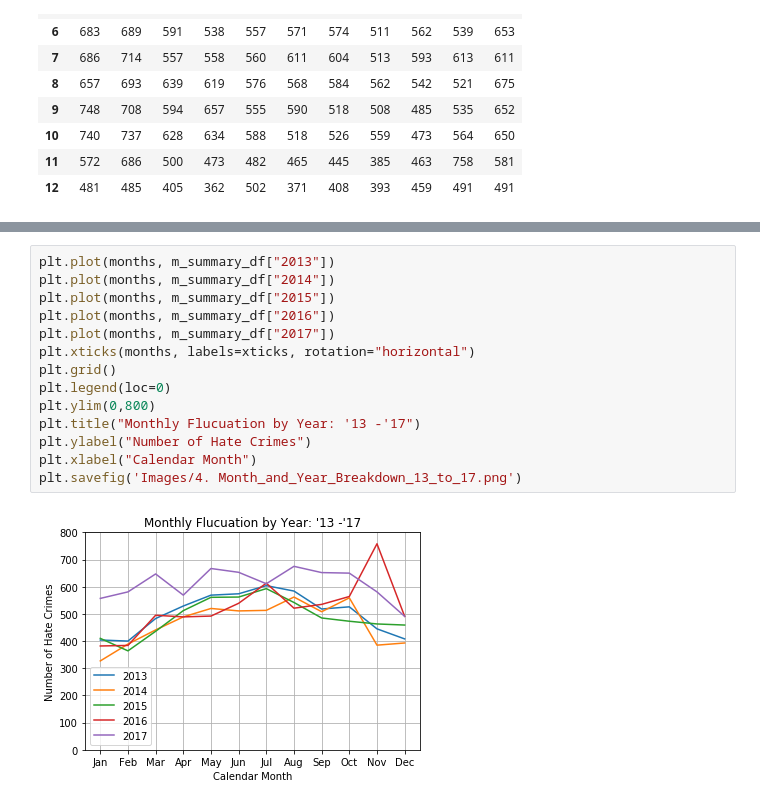
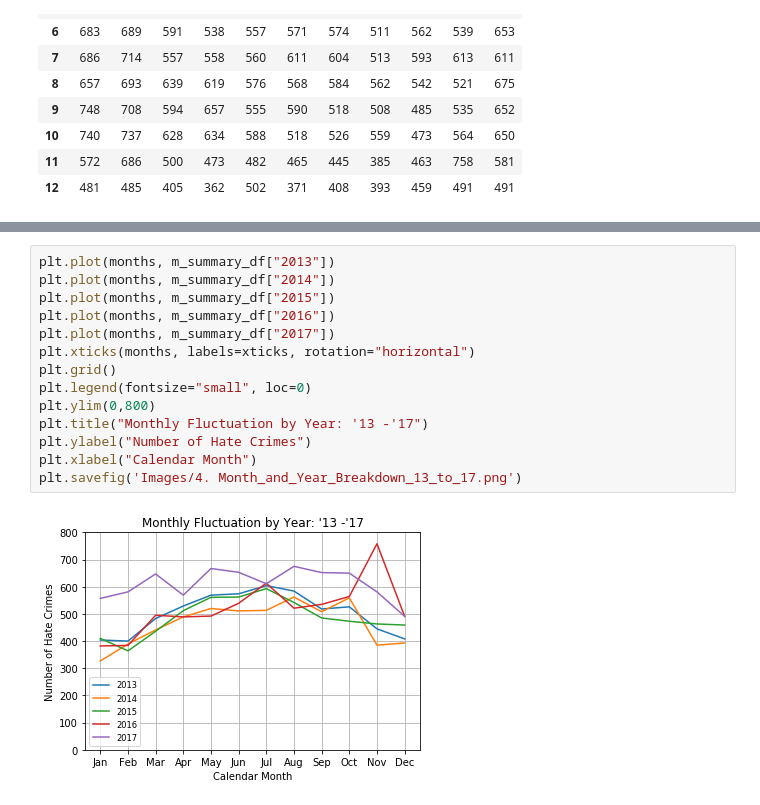
Before and after one commit to gupta-d/Is-hate-crime-on-rise, a Jupyter notebook: main/Michael/main.ipynb, the cells around one changed output, grey strips where cells are left out. Cells and saved outputs as stored; diff of their text form.

```diff
--- a/main/Michael/main.ipynb
+++ b/main/Michael/main.ipynb
@@ -235,16 +235,16 @@ Text(0.5, 0, 'Calendar Month')
 # %%
 plt.plot(months, m_summary_df["2013"])
 plt.plot(months, m_summary_df["2014"])
 plt.plot(months, m_summary_df["2015"])
 plt.plot(months, m_summary_df["2016"])
 plt.plot(months, m_summary_df["2017"])
 plt.xticks(months, labels=xticks, rotation="horizontal")
 plt.grid()
-plt.legend(loc=0)
+plt.legend(fontsize="small", loc=0)
 plt.ylim(0,800)
-plt.title("Monthly Flucuation by Year: '13 -'17")
+plt.title("Monthly Fluctuation by Year: '13 -'17")
 plt.ylabel("Number of Hate Crimes")
 plt.xlabel("Calendar Month")
 plt.savefig('Images/4. Month_and_Year_Breakdown_13_to_17.png')
 # %% [output]
-[figure, old version]
+[figure, new version]
```
Also changed, not shown: parts of 12 cells of this notebook, 8 other files.
